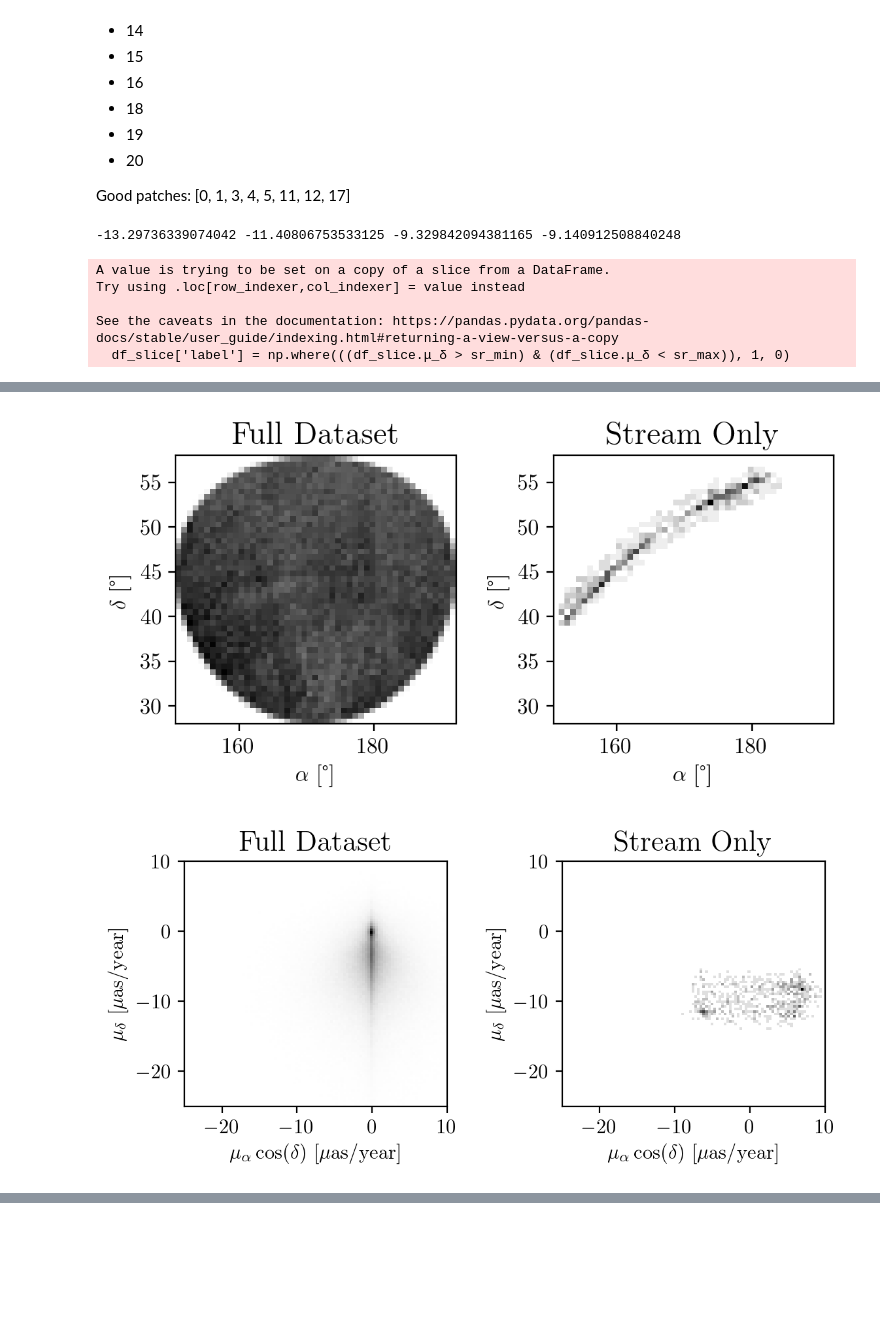
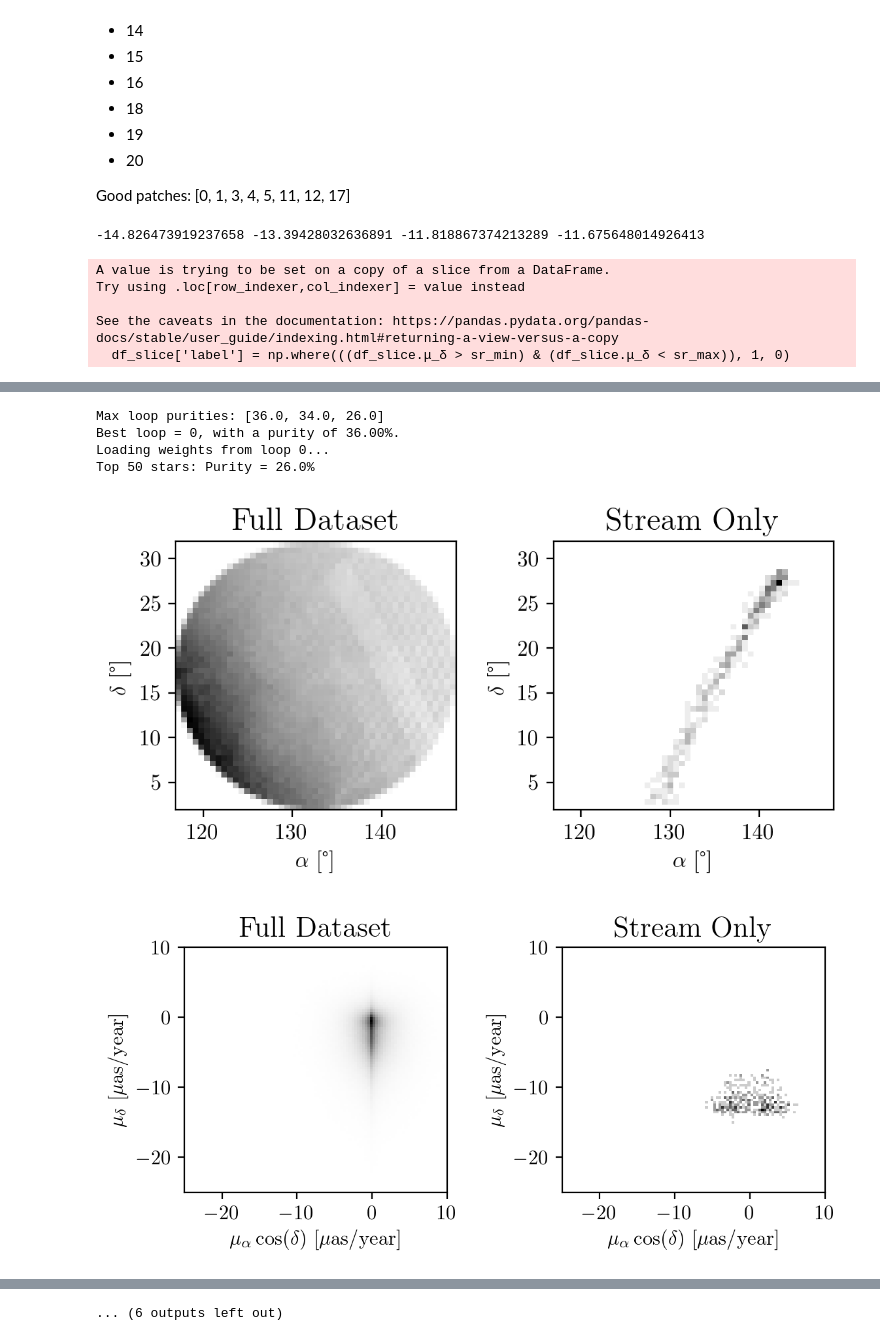
Before and after one commit to hep-lbdl/GaiaCWoLa, a Jupyter notebook: notebooks/train.ipynb, the cells around one changed output, grey strips where cells are left out. Saved outputs shown, nothing was run; the diff lists cells and outputs as text; code cells hidden in the pictures; blank space fills up the shorter version.

```diff
--- a/notebooks/train.ipynb
+++ b/notebooks/train.ipynb
@@ -49,7 +52,7 @@ Problematic patches:
 Good patches:
 [0, 1, 3, 4, 5, 11, 12, 17]
 # %%
-patch_id = 20
+patch_id = 1
 
 save_folder = os.path.join("./test")
 df = df_all[df_all.patch_id == patch_id]
@@ -87,7 +90,7 @@ test = train(df_train,
   verbose = True,
 )
 # %% [output]
--13.29736339074042 -11.40806753533125 -9.329842094381165 -9.140912508840248
+-14.826473919237658 -13.39428032636891 -11.818867374213289 -11.675648014926413
 A value is trying to be set on a copy of a slice from a DataFrame.
 Try using .loc[row_indexer,col_indexer] = value instead
 
@@ -100,2 +150,6 @@ Top 50 stars: Purity = 4.0%
+Max loop purities: [36.0, 34.0, 26.0]
+Best loop = 0, with a purity of 36.00%.
+Loading weights from loop 0...
+Top 50 stars: Purity = 26.0%
-[figure, old version]
+[figure, new version]
-[figure, old version]
+[figure, new version]
@@ -109,3 +160,4 @@ Top 50 stars: Purity = 4.0%
+... (6 outputs left out)
 # %%
 all_gd1_stars = []
 cwola_stars = []
```
Also changed, not shown: parts of 3 cells of this notebook, 7 other files.
